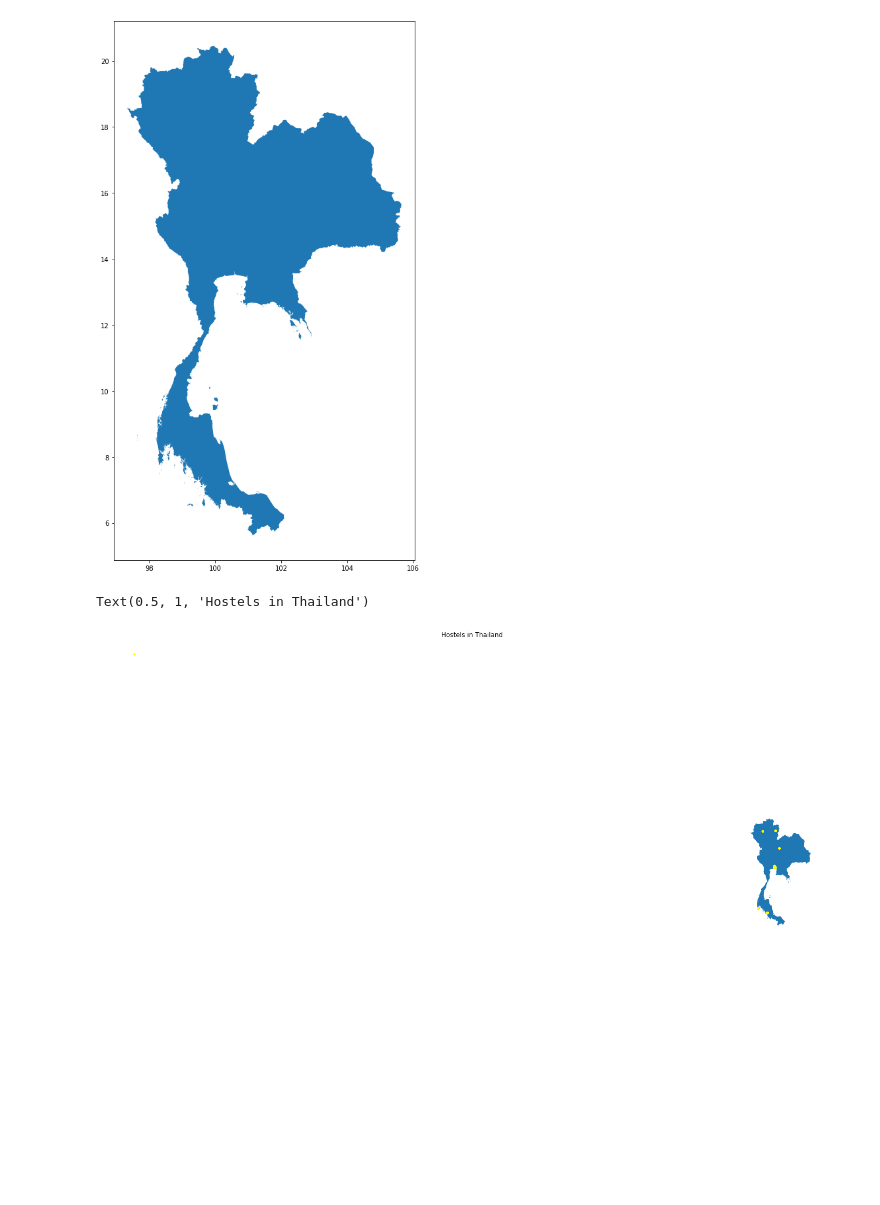
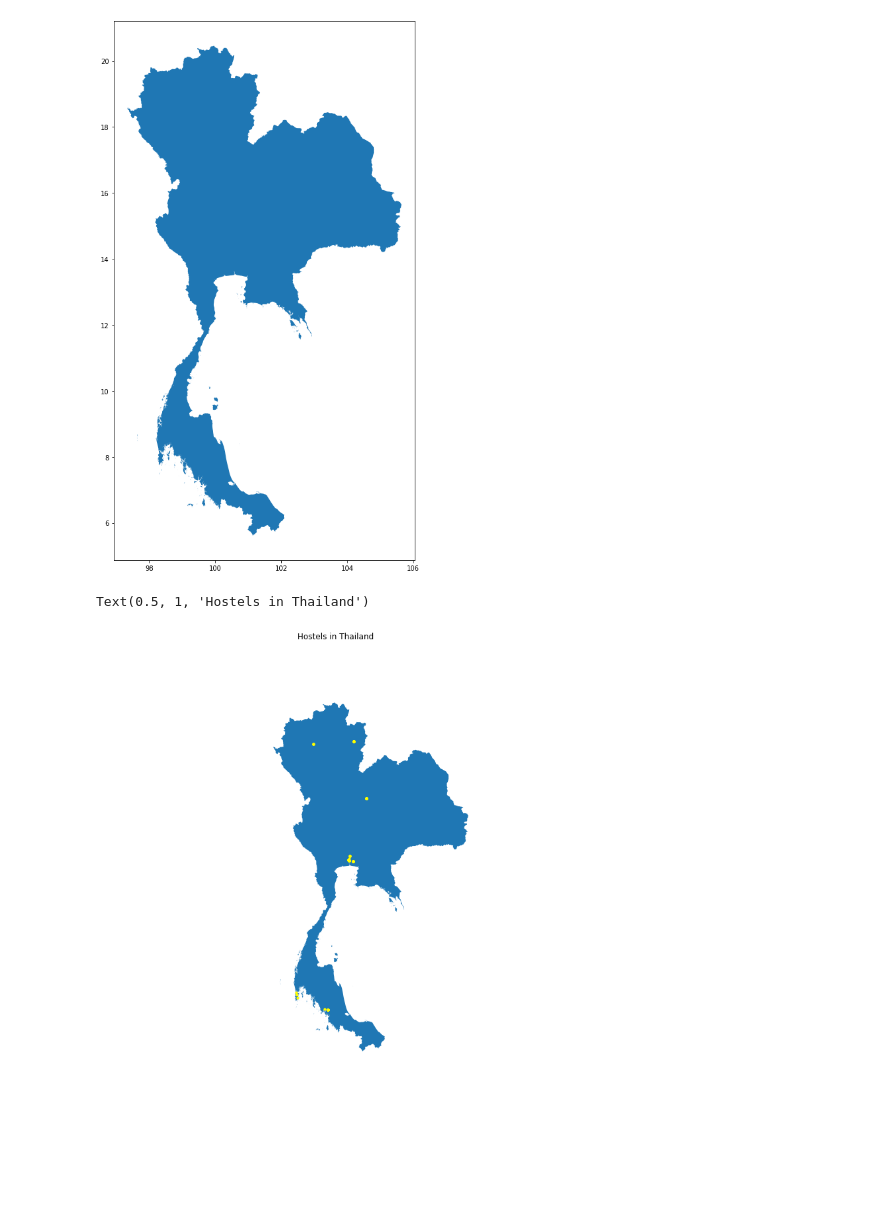
Before and after one commit to JefNtungila/Hostels-in-SEA, a Jupyter notebook: Mapping_Hostels.ipynb, the cells around one changed output. Cells and saved outputs as stored; diff of their text form; code cells hidden in the pictures; blank space fills up the shorter version.

```diff
--- a/Mapping_Hostels.ipynb
+++ b/Mapping_Hostels.ipynb
@@ -157,11 +157,13 @@ geo_hostels.crs = {'init': 'epsg:4326'}
 # %%
 fig, ax = plt.subplots (figsize = (25,15))
 base = Thailand.plot(ax=ax)
 geo_hostels.plot(ax=ax, marker="o",
             markersize=10,
               alpha=1, color = 'yellow')
 _ = ax.axis('off')
+plt.xlim(90,110)
+plt.ylim(0,23)
 ax.set_title("Hostels in Thailand")
 # %% [output]
 Text(0.5, 1, 'Hostels in Thailand')
-[figure, old version]
+[figure, new version]
```
